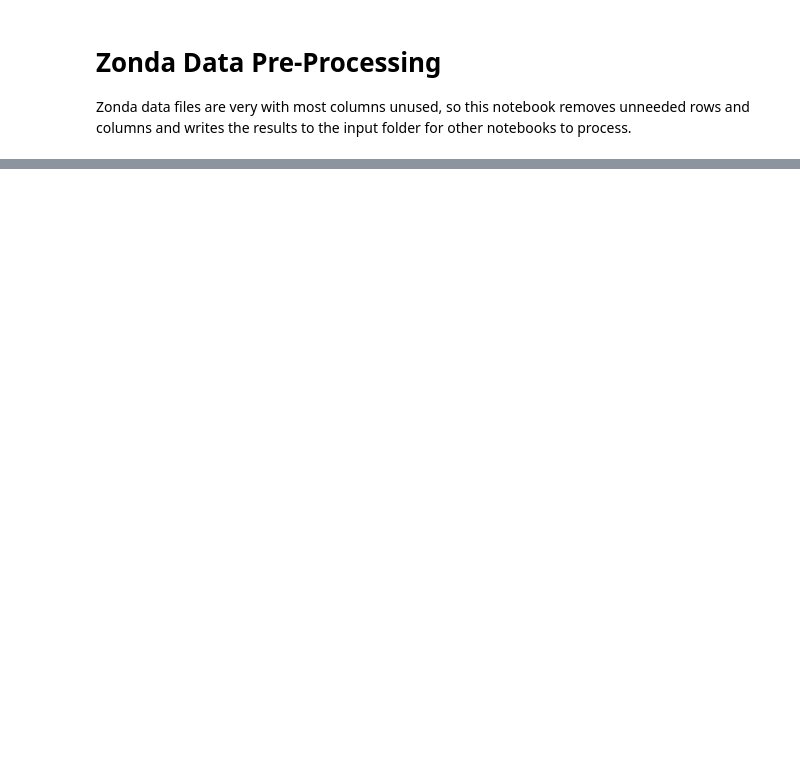
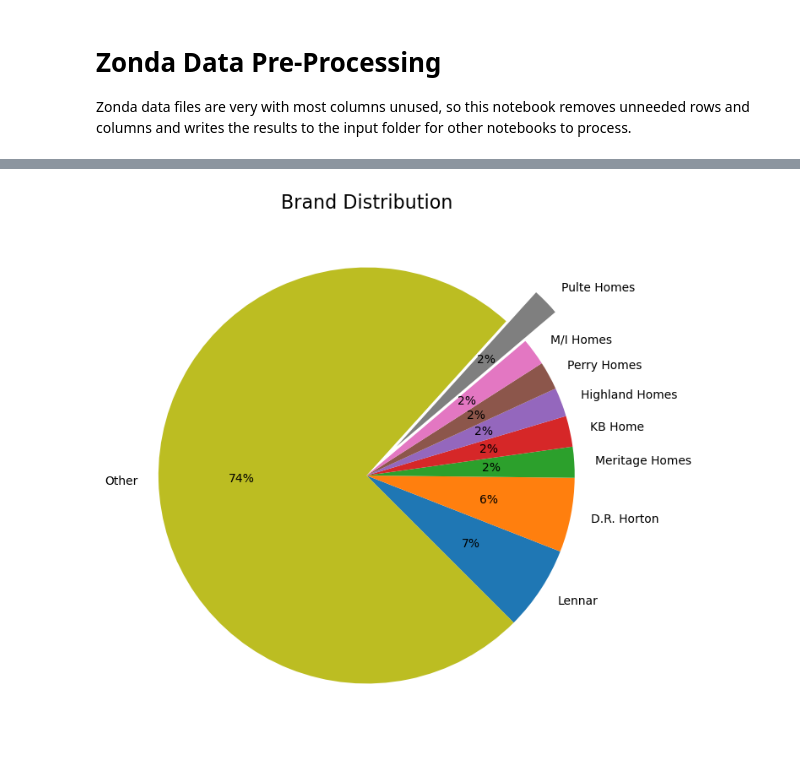
Before and after one commit to PaulGilchrist/machine-learning3, a Jupyter notebook: notebooks/preprocessing_zonda_data.ipynb, the cells around one changed output, grey strips where cells are left out. Saved outputs shown, nothing was run; the diff lists cells and outputs as text; code cells hidden in the pictures; blank space fills up the shorter version.

```diff
--- a/notebooks/preprocessing_zonda_data.ipynb
+++ b/notebooks/preprocessing_zonda_data.ipynb
@@ -89,0 +143,17 @@ Shape after data cleanup = (243069, 16)
+# %%
+# Show pie chart of top count_to_show brands
+count_to_show = 8
+brand_counts = df['Brand'].value_counts()
+top_brands = brand_counts[:count_to_show].index.tolist()
+other_count = brand_counts[count_to_show:].sum()
+new_df = pd.DataFrame({
+    'Brand': top_brands + ['Other'],
+    'Count': brand_counts[:count_to_show].tolist() + [other_count]
+})
+explodes = [0.2 if brand == 'Pulte Homes' else 0 for brand in new_df['Brand']]
+fig, ax = plt.subplots(figsize=(12, 8))
+plt.pie(new_df['Count'], labels=new_df['Brand'], autopct='%1.0f%%', explode=explodes, shadow=False, startangle = -45)
+plt.title('Brand Distribution', fontsize=16)
+plt.show()
+# %% [output]
+[figure, added]
```
Also changed, not shown: parts of 6 cells of this notebook, 5 other files.
